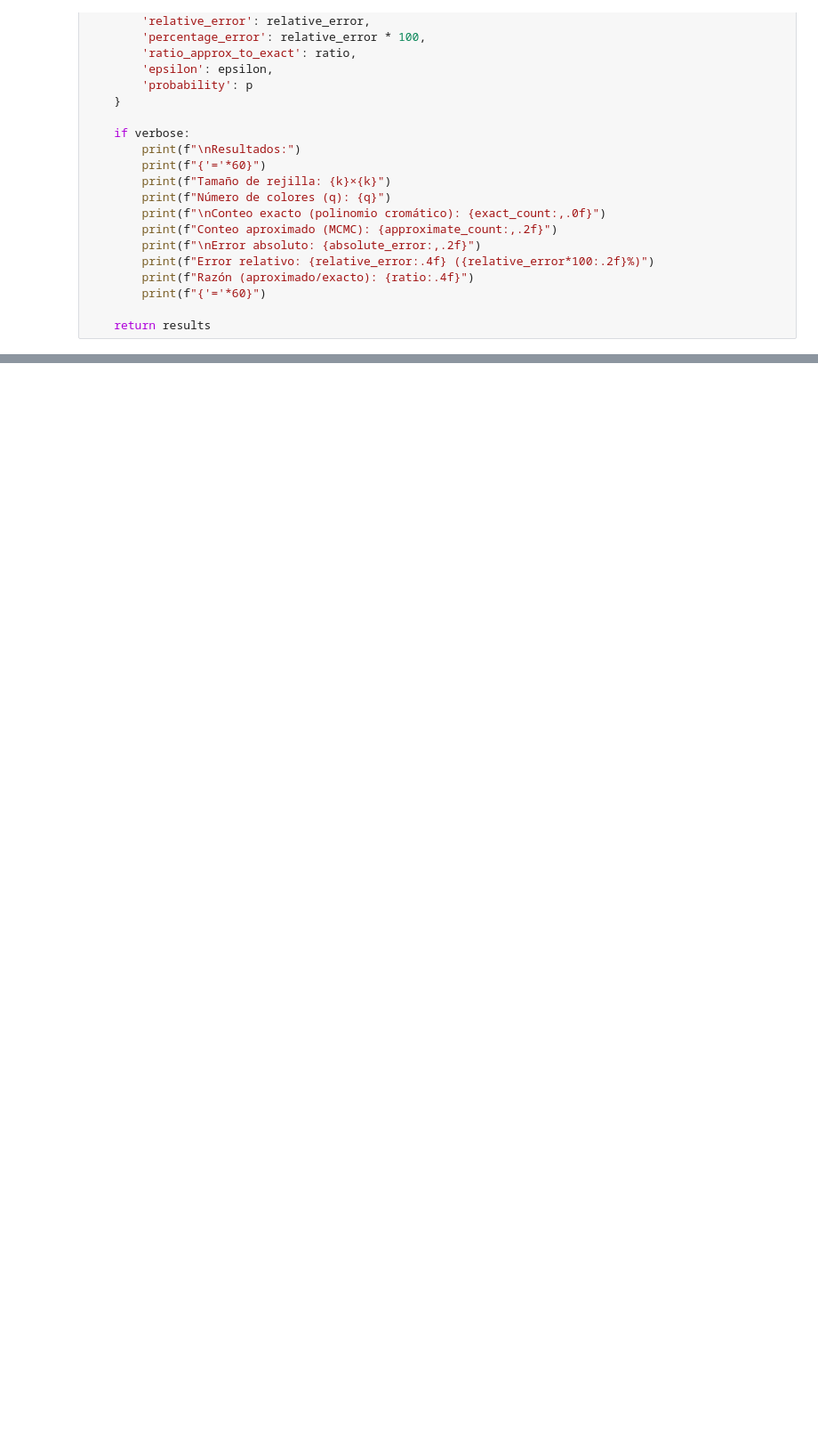
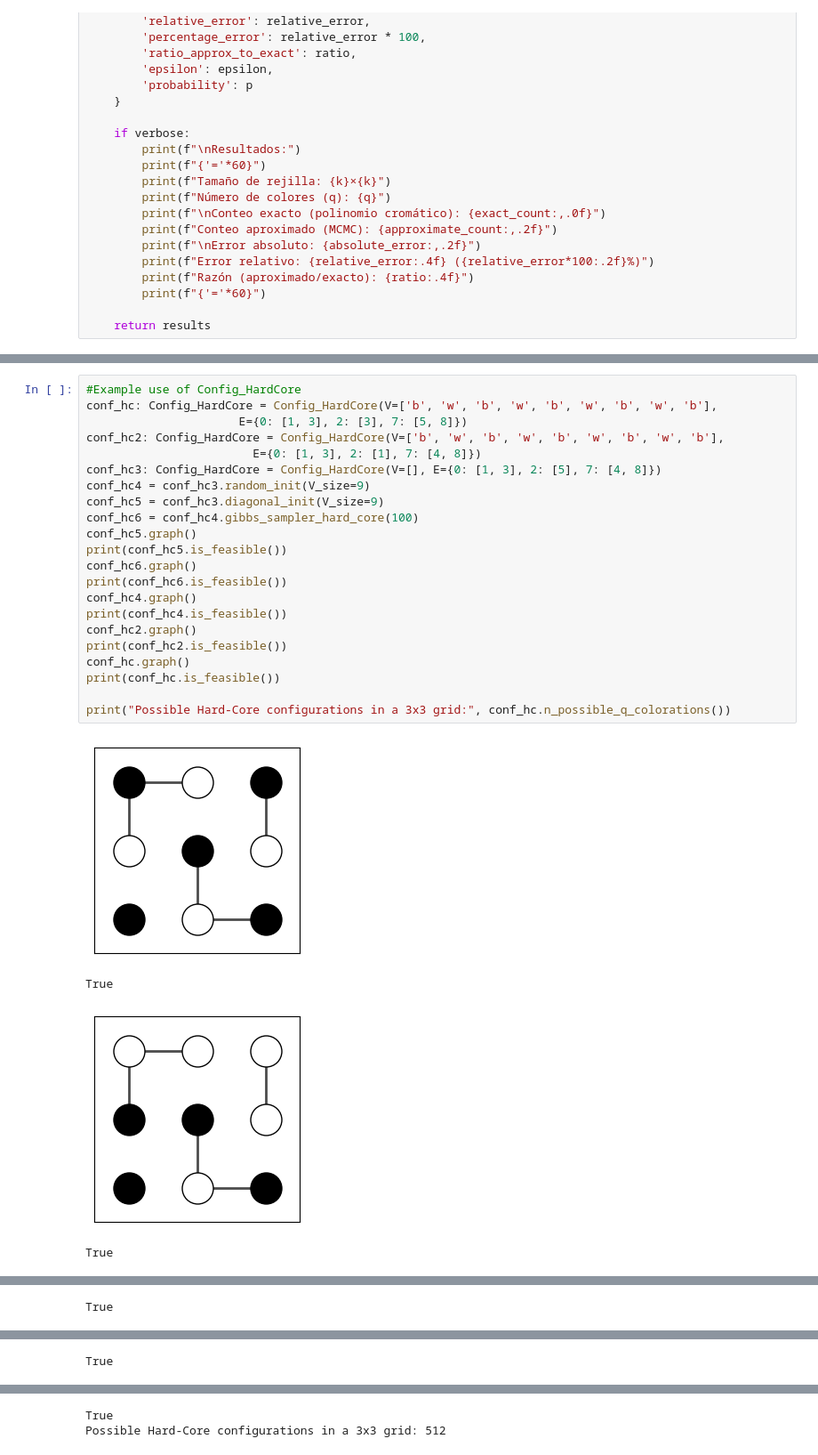
Before and after one commit to Unbo10/Markov, a Jupyter notebook: Homework_2.ipynb, the cells around one changed output, grey strips where cells are left out. Shown: that part at 89% size. Cells and saved outputs as stored; diff of their text form; blank space fills up the shorter version.

Commit message:
feat: all hard core functions, graphs, etc

```diff
--- a/Homework_2.ipynb
+++ b/Homework_2.ipynb
@@ -656,0 +761,27 @@ def compare_exact_vs_approximate(k: int = 3, q: int = 3, epsilon: float = 0.1,
+# %%
+#Example use of Config_HardCore
+conf_hc: Config_HardCore = Config_HardCore(V=['b', 'w', 'b', 'w', 'b', 'w', 'b', 'w', 'b'],
+                      E={0: [1, 3], 2: [3], 7: [5, 8]})
+conf_hc2: Config_HardCore = Config_HardCore(V=['b', 'w', 'b', 'w', 'b', 'w', 'b', 'w', 'b'],
+                        E={0: [1, 3], 2: [1], 7: [4, 8]})
+conf_hc3: Config_HardCore = Config_HardCore(V=[], E={0: [1, 3], 2: [5], 7: [4, 8]})
+conf_hc4 = conf_hc3.random_init(V_size=9)
+conf_hc5 = conf_hc3.diagonal_init(V_size=9)
+conf_hc6 = conf_hc4.gibbs_sampler_hard_core(100)
+conf_hc5.graph()
+print(conf_hc5.is_feasible())
+conf_hc6.graph()
+print(conf_hc6.is_feasible())
+conf_hc4.graph()
+print(conf_hc4.is_feasible())
+conf_hc2.graph()
+print(conf_hc2.is_feasible())
+conf_hc.graph()
+print(conf_hc.is_feasible())
+
+print("Possible Hard-Core configurations in a 3x3 grid:", conf_hc.n_possible_q_colorations())
+# %% [output]
+[figure, added]
+True
+[figure, added]
+True
@@ -656,0 +789 @@ def compare_exact_vs_approximate(k: int = 3, q: int = 3, epsilon: float = 0.1,
+True
@@ -656,0 +791 @@ def compare_exact_vs_approximate(k: int = 3, q: int = 3, epsilon: float = 0.1,
+True
@@ -656,0 +793,2 @@ def compare_exact_vs_approximate(k: int = 3, q: int = 3, epsilon: float = 0.1,
+True
+Possible Hard-Core configurations in a 3x3 grid: 512
```
Also changed, not shown: parts of 31 cells of this notebook.
